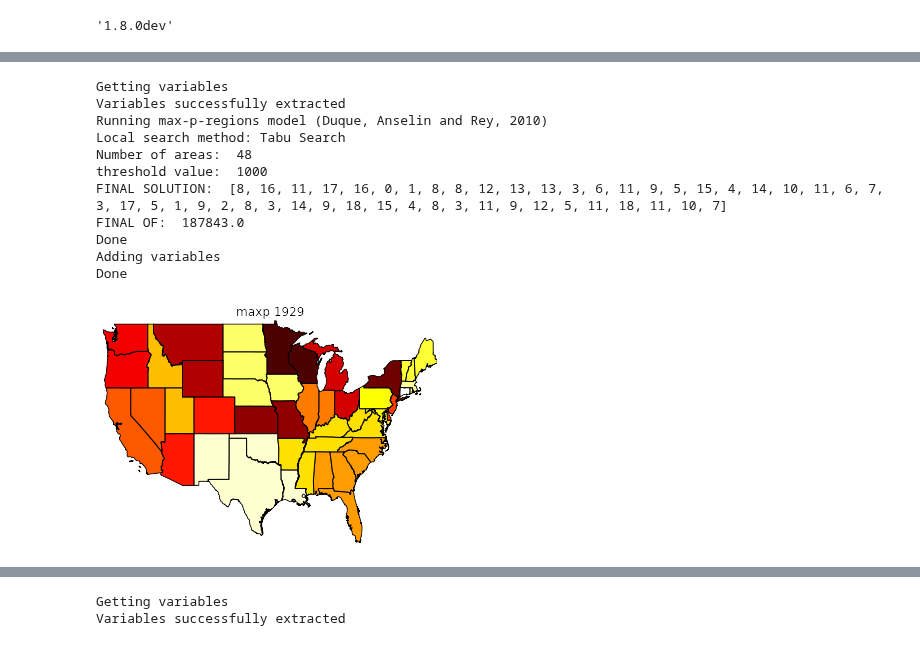
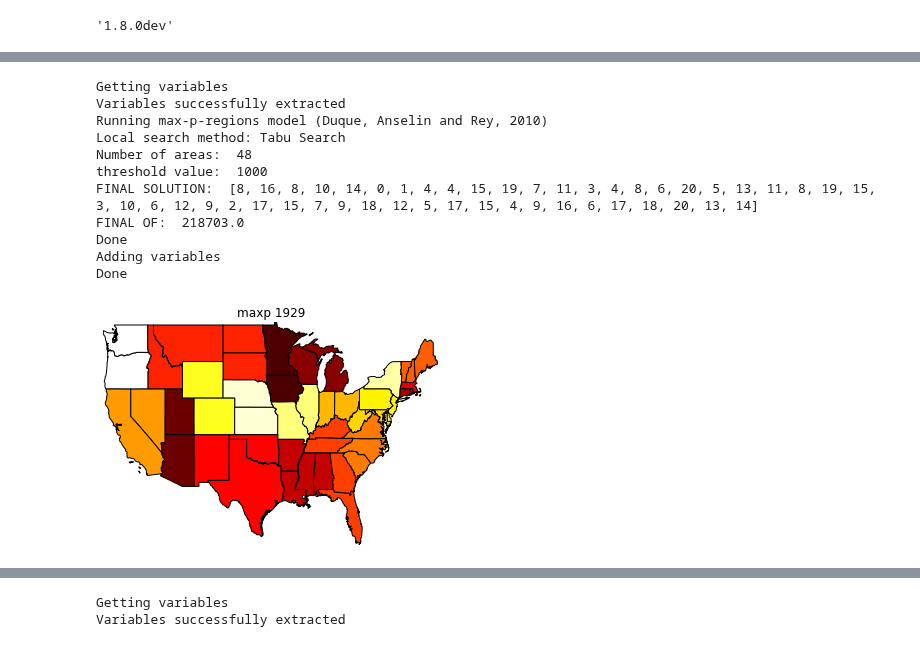
Before and after one commit to pysal/pysal, a Jupyter notebook: pysal/contrib/clusterpy/clusterpy.ipynb, the cells around one changed output, grey strips where cells are left out. Cells and saved outputs as stored; diff of their text form; code cells hidden in the pictures.

Commit message:
ENH: using constant to set threshold in maxptabu

```diff
--- a/pysal/contrib/clusterpy/clusterpy.ipynb
+++ b/pysal/contrib/clusterpy/clusterpy.ipynb
@@ -782,25 +784,25 @@ Done
 Adding variables
 Done
 # %%
-#usy.dataOperation("CONSTANT = 1")
+usy.dataOperation("CONSTANT = 1")
 usy.Wrook = usy.Wqueen
 usy.cluster('maxpTabu', ['Y_1929', 'Y_1929'], threshold=1000, dissolve=0)
 regions = usy.region2areas
 regions = np.array(regions)
 maps.plot_choropleth(shp, regions[reorder], 'unique_values', title='maxp 1929')
 # %% [output]
 Getting variables
 Variables successfully extracted
 Running max-p-regions model (Duque, Anselin and Rey, 2010)
 Local search method: Tabu Search
 Number of areas:  48
 threshold value:  1000
-FINAL SOLUTION:  [8, 16, 11, 17, 16, 0, 1, 8, 8, 12, 13, 13, 3, 6, 11, 9, 5, 15, 4, 14, 10, 11, 6, 7, 3, 17, 5, 1, 9, 2, 8, 3, 14, 9, 18, 15, 4, 8, 3, 11, 9, 12, 5, 11, 18, 11, 10, 7]
-FINAL OF:  187843.0
+FINAL SOLUTION:  [8, 16, 8, 10, 14, 0, 1, 4, 4, 15, 19, 7, 11, 3, 4, 8, 6, 20, 5, 13, 11, 8, 19, 15, 3, 10, 6, 12, 9, 2, 17, 15, 7, 9, 18, 12, 5, 17, 15, 4, 9, 16, 6, 17, 18, 20, 13, 14]
+FINAL OF:  218703.0
 Done
 Adding variables
 Done
-[figure, old version]
+[figure, new version]
 # %%
 Counter(regions)
 # %% [output]
```
Also changed, not shown: parts of 29 cells of this notebook.
